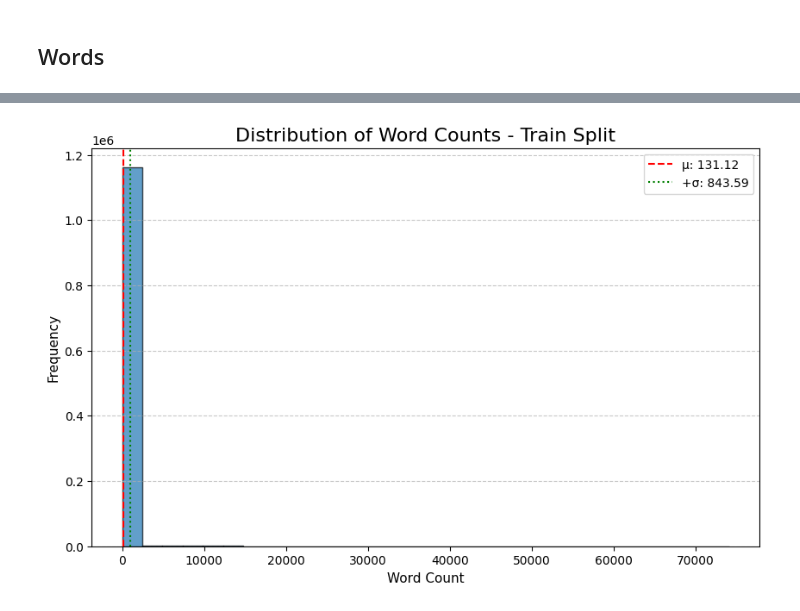
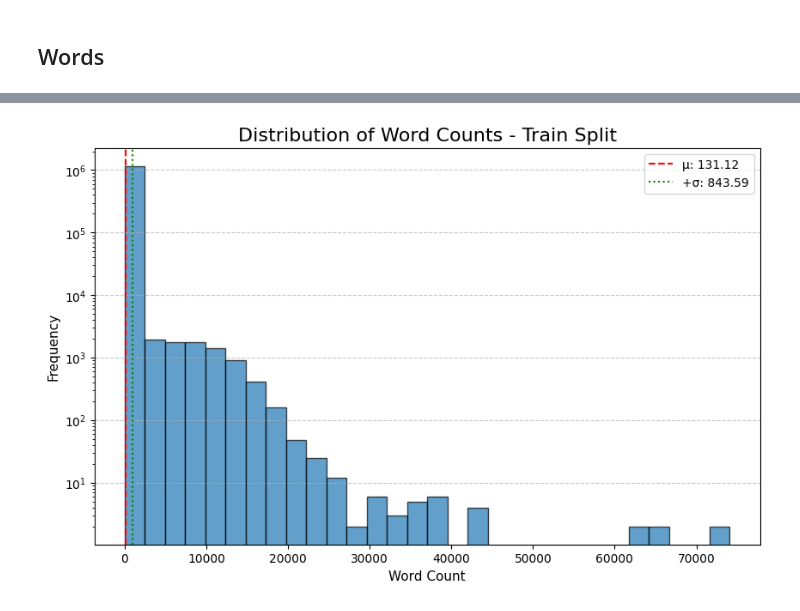
Before and after one commit to atlasia-ma/Al-Atlas-Moroccan-Darija-Pretraining, a Jupyter notebook: data/data_analysis.ipynb, the cells around one changed output, grey strips where cells are left out. Cells and saved outputs as stored; diff of their text form; code cells hidden in the pictures.

Commit message:
log scale for y-axis (freq)

```diff
--- a/data/data_analysis.ipynb
+++ b/data/data_analysis.ipynb
@@ -75,6 +75,8 @@ def plot_distribution(dataset, split, column_name='token_count', type='token', m
     plt.ylabel("Frequency", fontsize=11)
     plt.legend()
     plt.grid(axis="y", linestyle="--", alpha=0.7)
+    # Set y-axis to log scale
+    plt.yscale('log')
 
     plt.show()
 
@@ -120,4 +126,4 @@ dataset['test'] = dataset['test'].map(
 # %%
-plot_distribution(dataset, 'train', 'word_count', 'Word', None)
+plot_distribution(dataset, 'train', 'word_count', 'Word')
 # %% [output]
-[figure, old version]
+[figure, new version]
```
Also changed, not shown: parts of 5 cells of this notebook.
